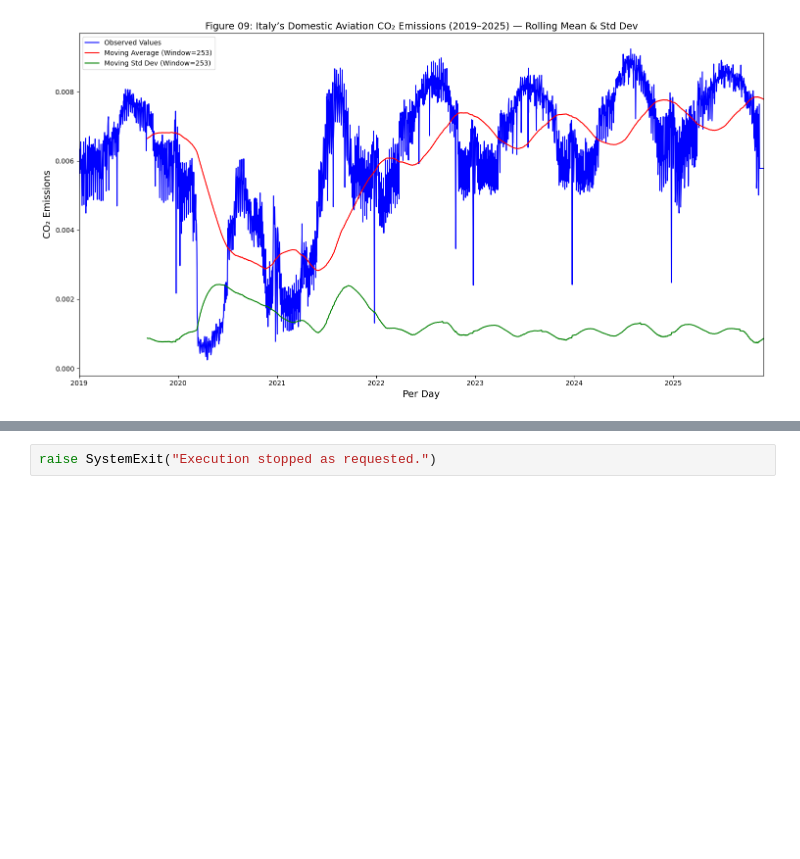
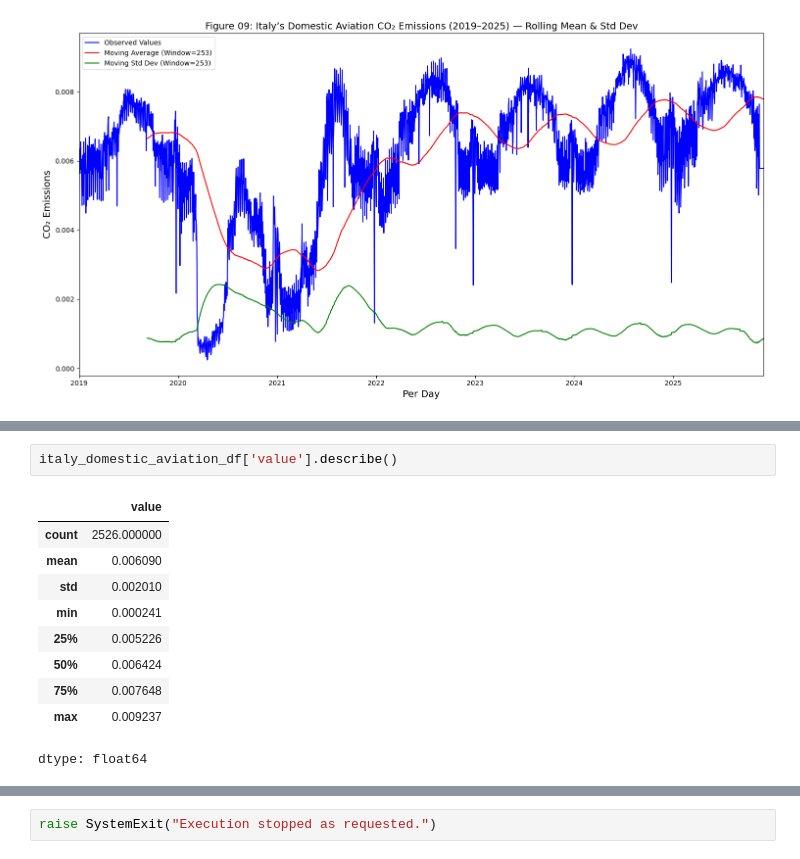
Before and after one commit to thisishasan/data_mining_and_machine_learning, a Jupyter notebook: data_mining_machine_learning.ipynb, the cells around one changed output, grey strips where cells are left out. Saved outputs shown, nothing was run; the diff lists cells and outputs as text; blank space fills up the shorter version.

```diff
--- a/data_mining_machine_learning.ipynb
+++ b/data_mining_machine_learning.ipynb
@@ -705,0 +984,13 @@ visualize_time_series_with_moving_statistics(
+# %%
+italy_domestic_aviation_df['value'].describe()
+# %% [output]
+|  | value |
+| count | 2526.000000 |
+| mean | 0.006090 |
+| std | 0.002010 |
+| min | 0.000241 |
+| 25% | 0.005226 |
+| 50% | 0.006424 |
+| 75% | 0.007648 |
+| max | 0.009237 |
+dtype: float64
```
Also changed, not shown: parts of 29 cells of this notebook.
